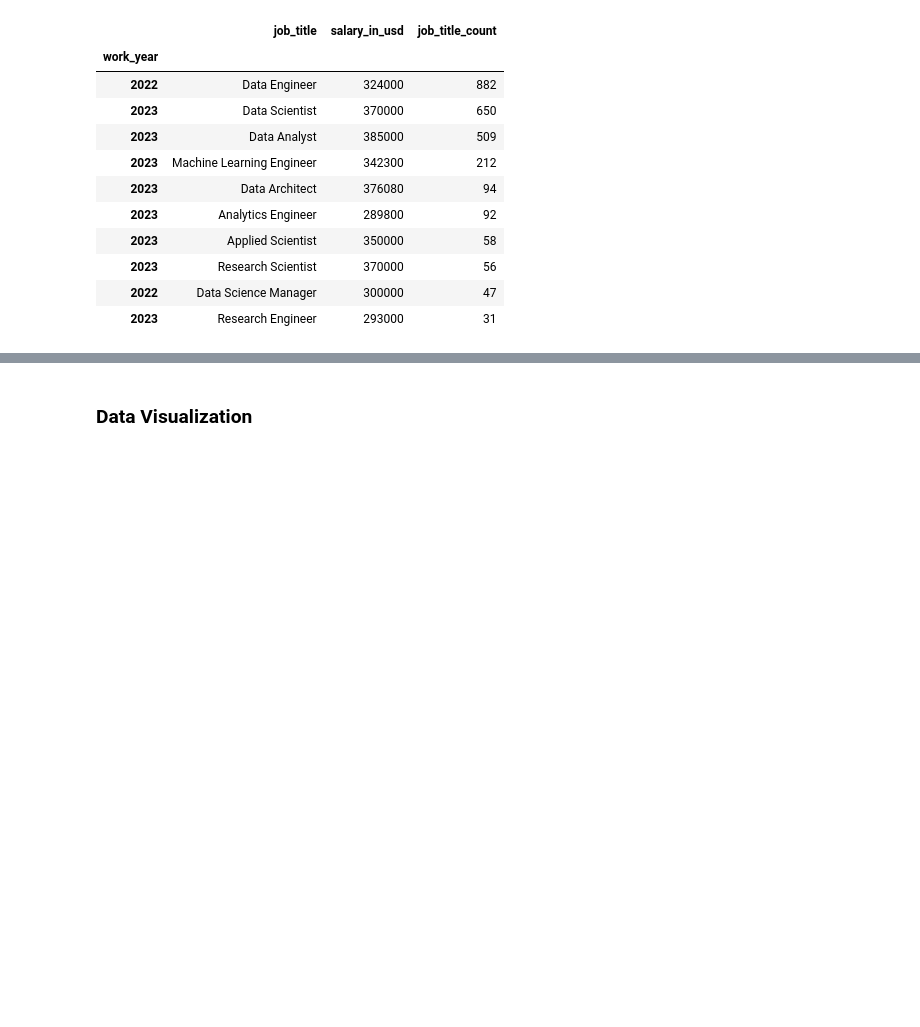
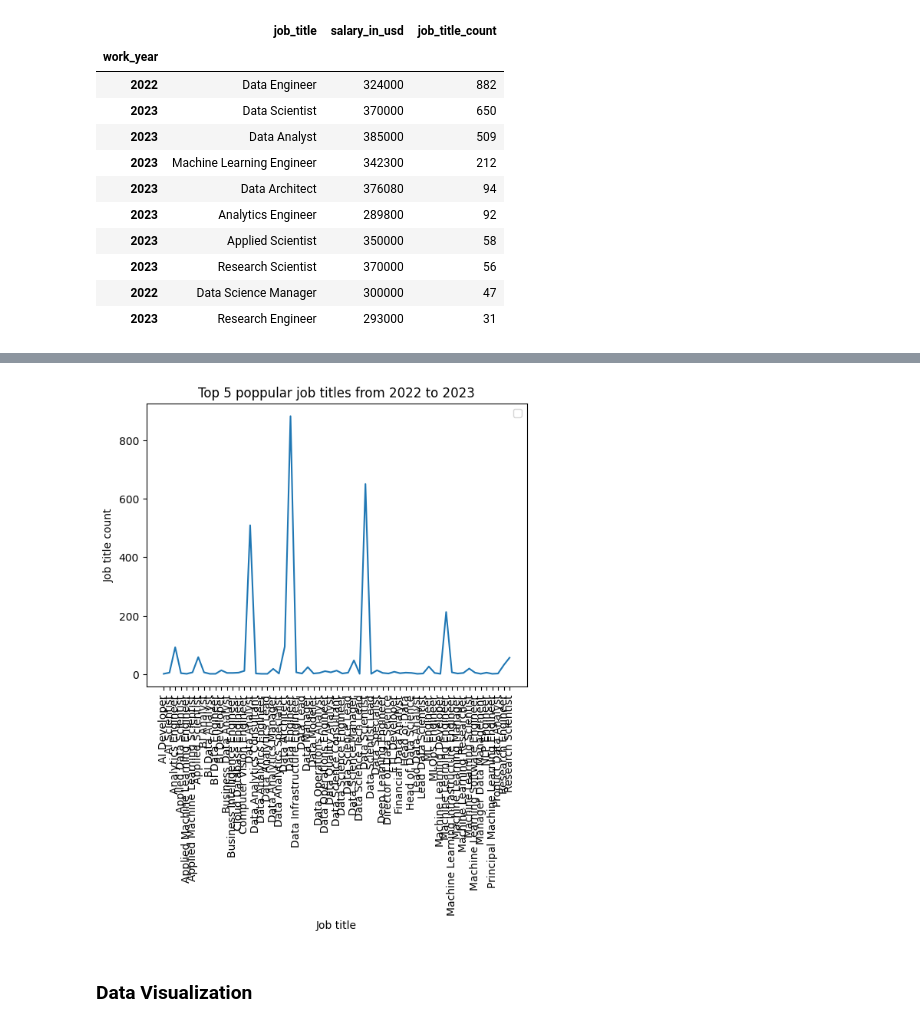
Before and after one commit to andylovecloud/Data, a Jupyter notebook: GroupHCDD.ipynb, the cells around one changed output, grey strips where cells are left out. Saved outputs shown, nothing was run; the diff lists cells and outputs as text; code cells hidden in the pictures; blank space fills up the shorter version.

```diff
--- a/GroupHCDD.ipynb
+++ b/GroupHCDD.ipynb
@@ -674,3 +755,16 @@ df_new.sort_values("job_title_count",ascending = False).head(10)
 | 2023 | Research Scientist | 370000 | 56 |
 | 2022 | Data Science Manager | 300000 | 47 |
 | 2023 | Research Engineer | 293000 | 31 |
+# %%
+# Bar Chart for question "What are the top 5 poppular job titles from 2022 to 2023? "
+
+plt.figure(figsize=(10, 5))
+plt.plot(df_new.job_title, df_new.job_title_count)
+plt.xlabel('Job title')
+plt.ylabel('Job title count')
+plt.title('Top 5 poppular job titles from 2022 to 2023')
+plt.xticks(rotation=90)
+#plt.plot(df_new., label="line L")
+plt.legend()
+plt.show()
+# %% [output]
@@ -677,3 +772,4 @@ df_new.sort_values("job_title_count",ascending = False).head(10)
+[figure, added]
 # %% [markdown]
 ### Data Visualization
 # %% [markdown]
```
Also changed, not shown: parts of 10 cells of this notebook.
